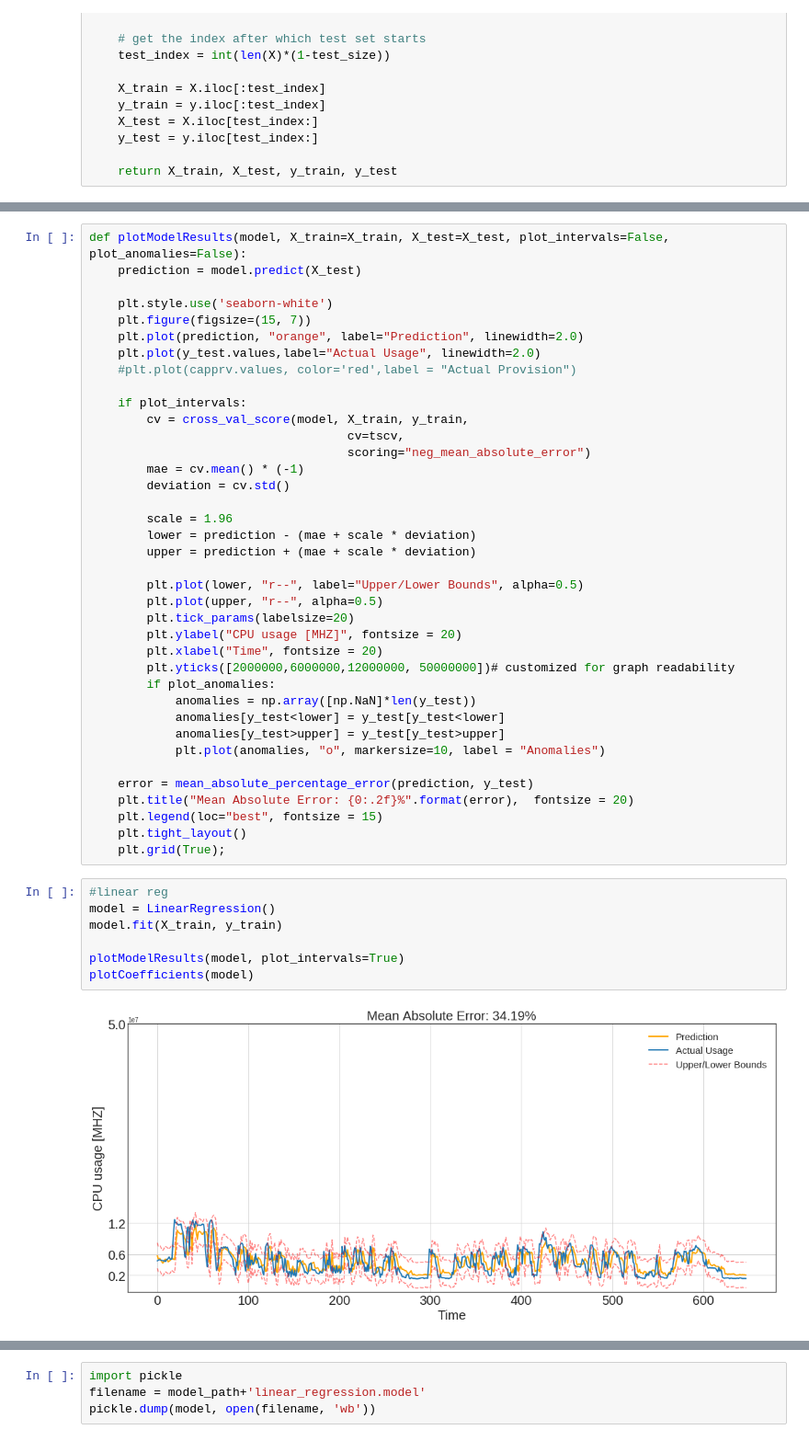
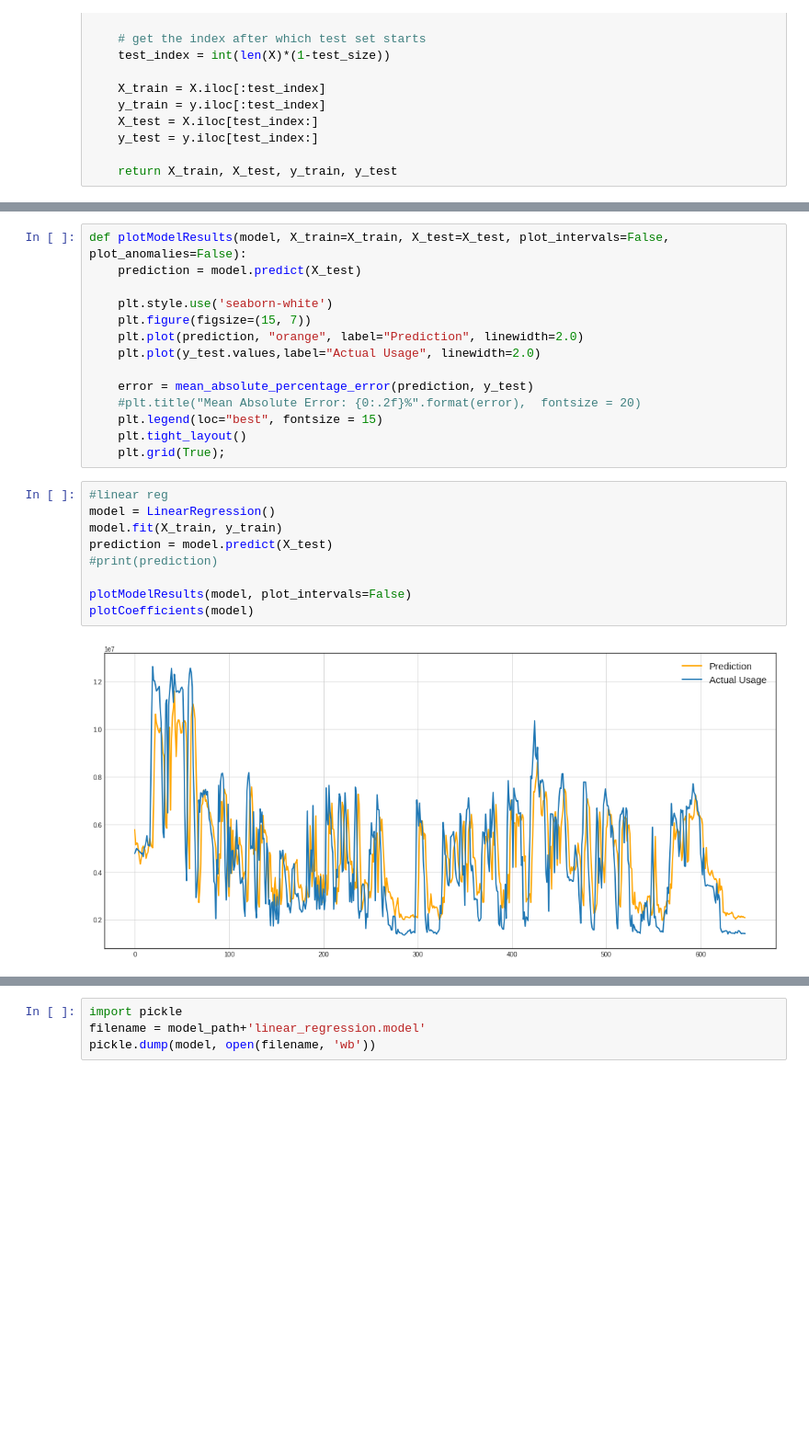
Before and after one commit to psaini79/Cloud-Resource-Analyzer, a Jupyter notebook: src/LinearRegression.ipynb, the cells around one changed output, grey strips where cells are left out. Shown at 92% size. Saved outputs shown, nothing was run; the diff lists cells and outputs as text; blank space fills up the shorter version.

```diff
--- a/src/LinearRegression.ipynb
+++ b/src/LinearRegression.ipynb
@@ -205,45 +243,23 @@ def plotModelResults(model, X_train=X_train, X_test=X_test, plot_intervals=False
     plt.figure(figsize=(15, 7))
     plt.plot(prediction, "orange", label="Prediction", linewidth=2.0)
     plt.plot(y_test.values,label="Actual Usage", linewidth=2.0)
-    #plt.plot(capprv.values, color='red',label = "Actual Provision")
-
-    if plot_intervals:
-        cv = cross_val_score(model, X_train, y_train,
-                                    cv=tscv,
-                                    scoring="neg_mean_absolute_error")
-        mae = cv.mean() * (-1)
-        deviation = cv.std()
-
-        scale = 1.96
-        lower = prediction - (mae + scale * deviation)
-        upper = prediction + (mae + scale * deviation)
-
-        plt.plot(lower, "r--", label="Upper/Lower Bounds", alpha=0.5)
-        plt.plot(upper, "r--", alpha=0.5)
-        plt.tick_params(labelsize=20)
-        plt.ylabel("CPU usage [MHZ]", fontsize = 20)
-        plt.xlabel("Time", fontsize = 20)
-        plt.yticks([2000000,6000000,12000000, 50000000])# customized for graph readability
-        if plot_anomalies:
-            anomalies = np.array([np.NaN]*len(y_test))
-            anomalies[y_test<lower] = y_test[y_test<lower]
-            anomalies[y_test>upper] = y_test[y_test>upper]
-            plt.plot(anomalies, "o", markersize=10, label = "Anomalies")
 
     error = mean_absolute_percentage_error(prediction, y_test)
-    plt.title("Mean Absolute Error: {0:.2f}%".format(error),  fontsize = 20)
+    #plt.title("Mean Absolute Error: {0:.2f}%".format(error),  fontsize = 20)
     plt.legend(loc="best", fontsize = 15)
     plt.tight_layout()
     plt.grid(True);
 # %%
 #linear reg
 model = LinearRegression()
 model.fit(X_train, y_train)
+prediction = model.predict(X_test)
+#print(prediction)
 
-plotModelResults(model, plot_intervals=True)
+plotModelResults(model, plot_intervals=False)
 plotCoefficients(model)
 # %% [output]
-[figure, old version]
+[figure, new version]
 [figure]
 # %%
 import pickle
```
Also changed, not shown: parts of 3 cells of this notebook, 5 other files.
